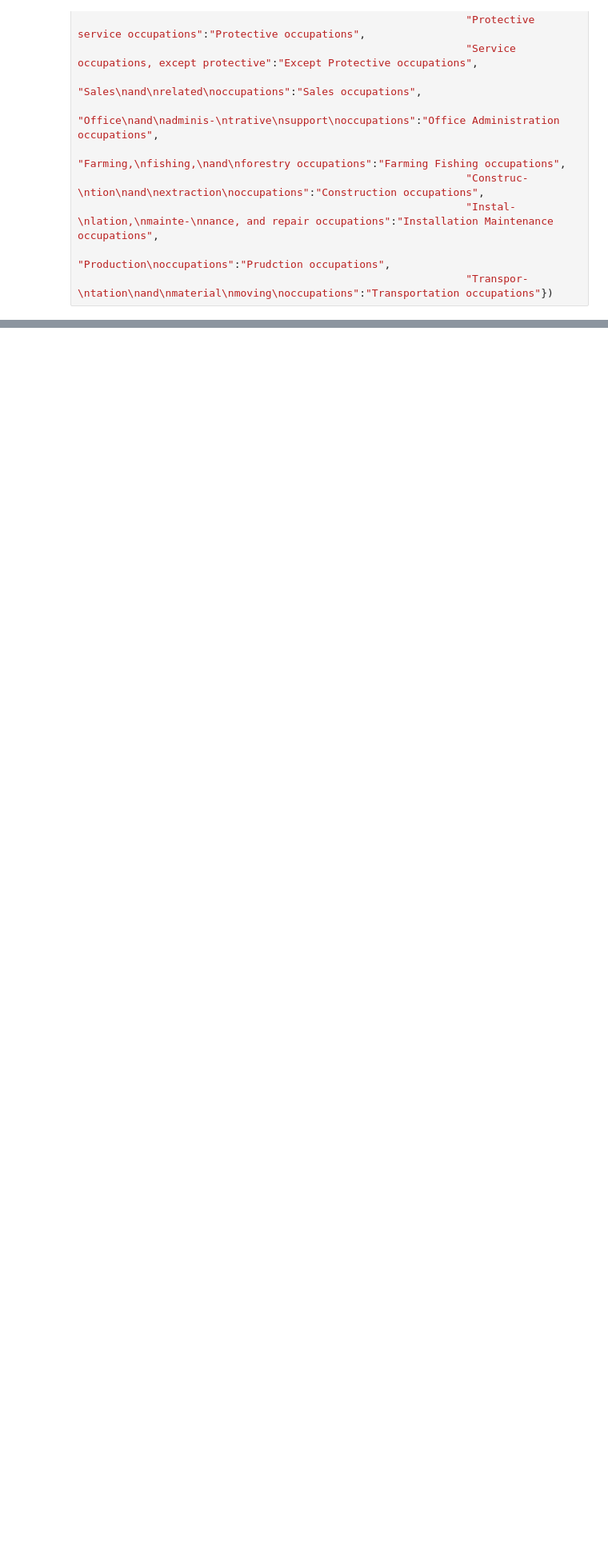
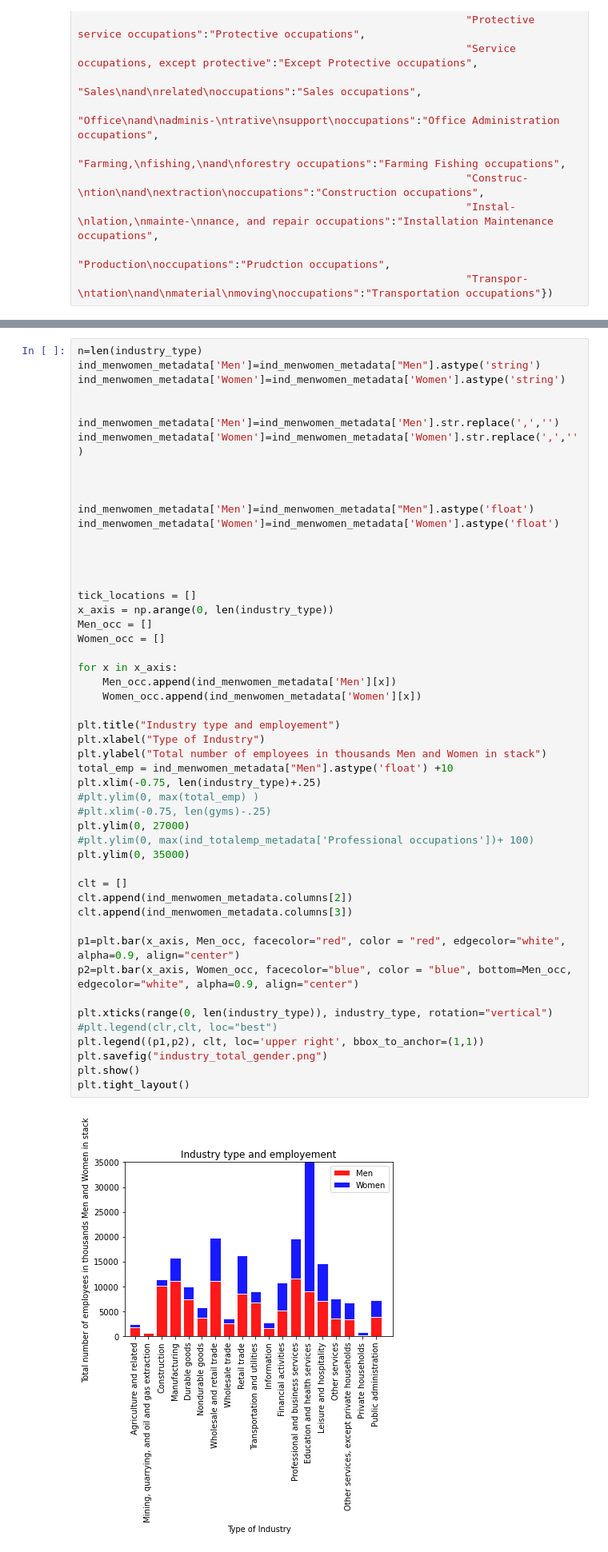
Before and after one commit to chinnamanaidu/project_rutgers, a Jupyter notebook: Project_bls/bls_starter.ipynb, the cells around one changed output, grey strips where cells are left out. Shown at 80% size. Drawn from its saved outputs; the diff is of its cells as text; blank space fills up the shorter version.

```diff
--- a/Project_bls/bls_starter.ipynb
+++ b/Project_bls/bls_starter.ipynb
@@ -229,0 +253,52 @@ plt.show()
+# %%
+n=len(industry_type)
+ind_menwomen_metadata['Men']=ind_menwomen_metadata["Men"].astype('string')
+ind_menwomen_metadata['Women']=ind_menwomen_metadata['Women'].astype('string')
+
+
+ind_menwomen_metadata['Men']=ind_menwomen_metadata['Men'].str.replace(',','')
+ind_menwomen_metadata['Women']=ind_menwomen_metadata['Women'].str.replace(',','')
+
+
+
+ind_menwomen_metadata['Men']=ind_menwomen_metadata["Men"].astype('float')
+ind_menwomen_metadata['Women']=ind_menwomen_metadata['Women'].astype('float')
+
+
+
+
+tick_locations = []
+x_axis = np.arange(0, len(industry_type))
+Men_occ = []
+Women_occ = []
+
+for x in x_axis:
+    Men_occ.append(ind_menwomen_metadata['Men'][x])
+    Women_occ.append(ind_menwomen_metadata['Women'][x])
+
+plt.title("Industry type and employement")
+plt.xlabel("Type of Industry")
+plt.ylabel("Total number of employees in thousands Men and Women in stack")
+total_emp = ind_menwomen_metadata["Men"].astype('float') +10
+plt.xlim(-0.75, len(industry_type)+.25)
+#plt.ylim(0, max(total_emp) )
+#plt.xlim(-0.75, len(gyms)-.25)
+plt.ylim(0, 27000)
+#plt.ylim(0, max(ind_totalemp_metadata['Professional occupations'])+ 100)
+plt.ylim(0, 35000)
+
+clt = []
+clt.append(ind_menwomen_metadata.columns[2])
+clt.append(ind_menwomen_metadata.columns[3])
+
+p1=plt.bar(x_axis, Men_occ, facecolor="red", color = "red", edgecolor="white", alpha=0.9, align="center")
+p2=plt.bar(x_axis, Women_occ, facecolor="blue", color = "blue", bottom=Men_occ, edgecolor="white", alpha=0.9, align="center")
+
+plt.xticks(range(0, len(industry_type)), industry_type, rotation="vertical")
+#plt.legend(clr,clt, loc="best")
+plt.legend((p1,p2), clt, loc='upper right', bbox_to_anchor=(1,1))
+plt.savefig("industry_total_gender.png")
+plt.show()
+plt.tight_layout()
+# %% [output]
+[figure, added]
```
Also changed, not shown: parts of 6 cells of this notebook.
